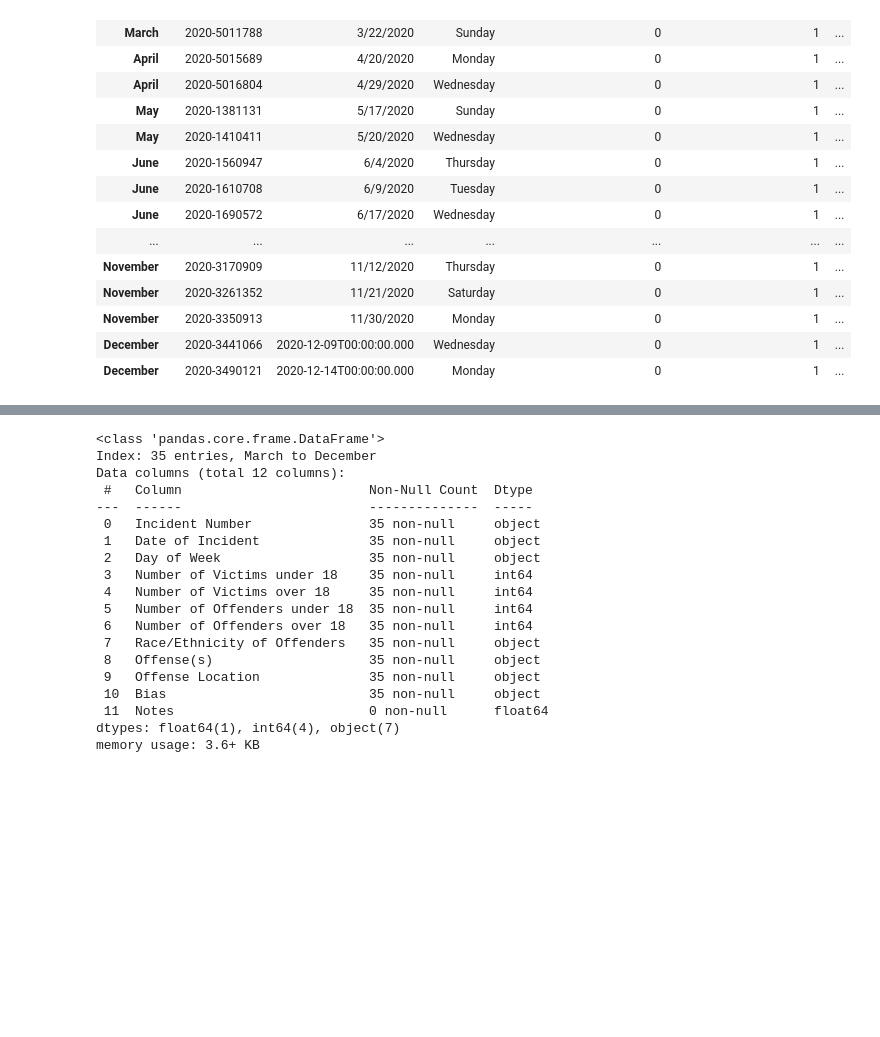
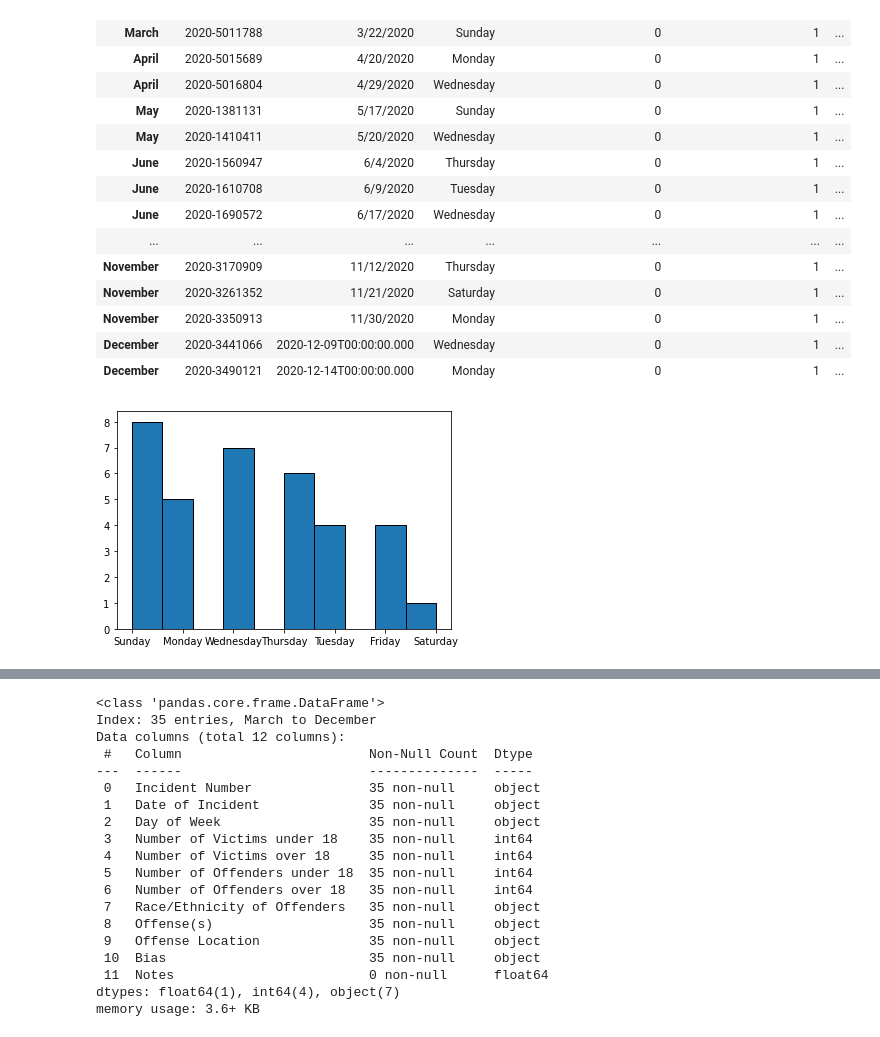
Before and after one commit to BurtonBarnes/Indian_Gas_Prices, a Jupyter notebook: exploration.ipynb, the cells around one changed output, grey strips where cells are left out. Saved outputs shown, nothing was run; the diff lists cells and outputs as text; code cells hidden in the pictures; blank space fills up the shorter version.

```diff
--- a/exploration.ipynb
+++ b/exploration.ipynb
@@ -101,3 +101,8 @@ df1
 | November | 2020-3350913 | 11/30/2020 | Monday | 0 | 1 | ... |
 | December | 2020-3441066 | 2020-12-09T00:00:00.000 | Wednesday | 0 | 1 | ... |
 | December | 2020-3490121 | 2020-12-14T00:00:00.000 | Monday | 0 | 1 | ... |
+# %%
+plt.hist(data=df1, x='Day of Week', edgecolor='black')
+plt.show()
+# %% [output]
+[figure, added]
```
Also changed, not shown: parts of 1 cell of this notebook.
